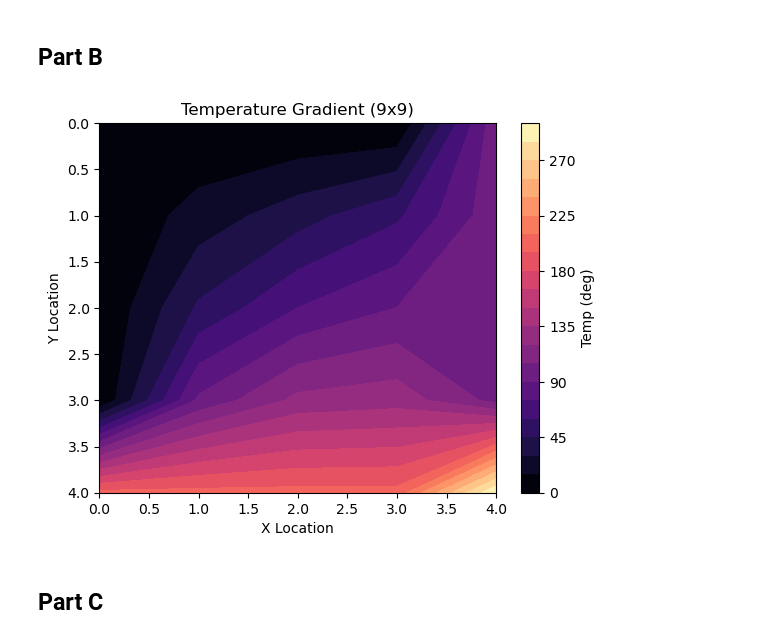
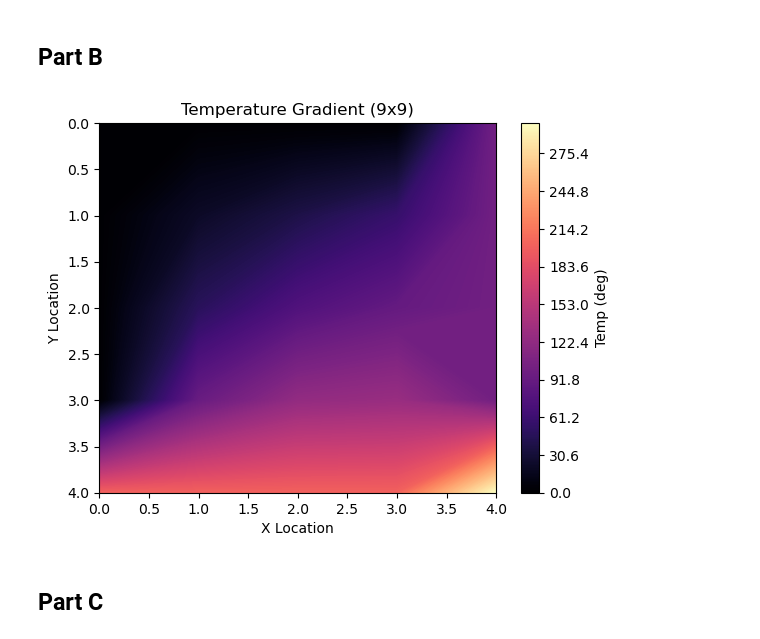
Before and after one commit to sladesladeslade/SchoolStuff, a Jupyter notebook: aeroComputing/HW3/AEEM2058_Slade_Brooks_HW3.ipynb, the cells around one changed output. Saved outputs shown, nothing was run; the diff lists cells and outputs as text; code cells hidden in the pictures.

Commit message:
sexy graph

```diff
--- a/aeroComputing/HW3/AEEM2058_Slade_Brooks_HW3.ipynb
+++ b/aeroComputing/HW3/AEEM2058_Slade_Brooks_HW3.ipynb
@@ -258,26 +258,26 @@ conjGrad9 = np.pad(conjGrad9, 1)
 # %%
 
 # replace wall values
 conjGrad9[:,-1] = 100
 conjGrad9[-1,:] = 200
 conjGrad9[-1,-1] = 300
 
 # set up an xy grid to plot with
 x = np.arange(0, 5)
 y = x
 
 # plot contour plot with magma because scary ooh
-plt.contourf(x, y, conjGrad9, cmap="magma", levels=20)
+plt.contourf(x, y, conjGrad9, cmap="magma", levels=500)
 # invert axis to match problem diagram
 plt.gca().invert_yaxis()
 # formatting b/c yay
 plt.xlabel("X Location")
 plt.ylabel("Y Location")
 plt.title("Temperature Gradient (9x9)")
 plt.colorbar(label="Temp (deg)")
 plt.show()
 # %% [output]
-[figure, old version]
+[figure, new version]
 # %% [markdown]
 ## Part C
 # %%
```
